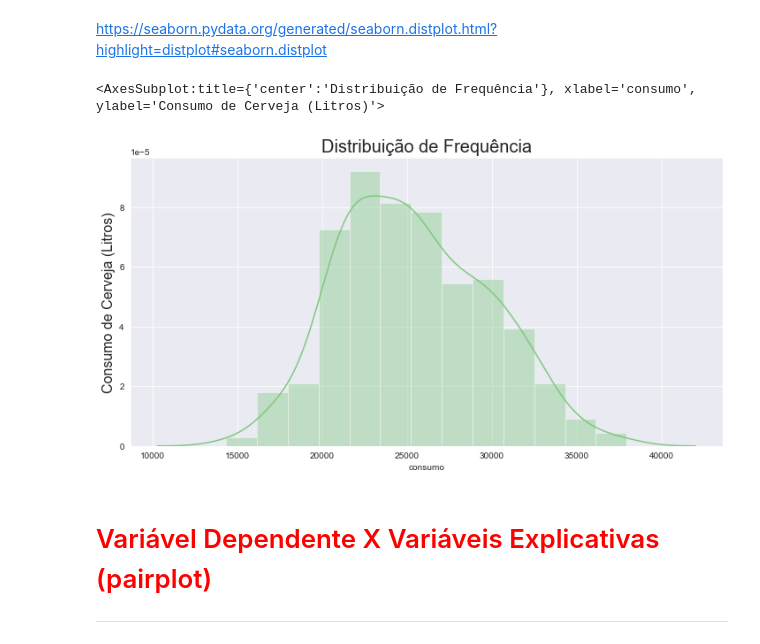
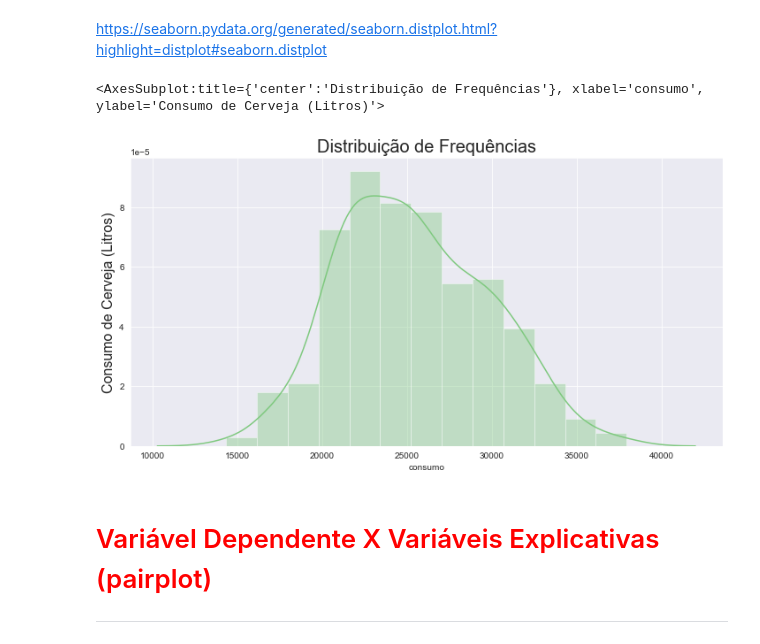
Before and after one commit to soaresolliver/python_projects, a Jupyter notebook: Alura/regressao_linear/Projeto/Regressão Linear.ipynb, the cells around one changed output. Cells and saved outputs as stored; diff of their text form; code cells hidden in the pictures.

```diff
--- a/Alura/regressao_linear/Projeto/Regressão Linear.ipynb
+++ b/Alura/regressao_linear/Projeto/Regressão Linear.ipynb
@@ -203,12 +207,12 @@ https://seaborn.pydata.org/generated/seaborn.distplot.html?highlight=distplot#se
 # %%
 ax = sns.distplot(dados['consumo'])
 ax.figure.set_size_inches(12, 6)
-ax.set_title('Distribuição de Frequência', fontsize=20)
+ax.set_title('Distribuição de Frequências', fontsize=20)
 ax.set_ylabel('Consumo de Cerveja (Litros)', fontsize=16)
 ax
 # %% [output]
-<AxesSubplot:title={'center':'Distribuição de Frequência'}, xlabel='consumo', ylabel='Consumo de Cerveja (Litros)'>
+<AxesSubplot:title={'center':'Distribuição de Frequências'}, xlabel='consumo', ylabel='Consumo de Cerveja (Litros)'>
-[figure, old version]
+[figure, new version]
 # %% [markdown]
 # <font color='red' style='font-size: 30px;'>Variável Dependente X Variáveis Explicativas (pairplot)</font>
 <hr style='border: 2px solid red;'>
```
Also changed, not shown: parts of 67 cells of this notebook, 11 other files.
